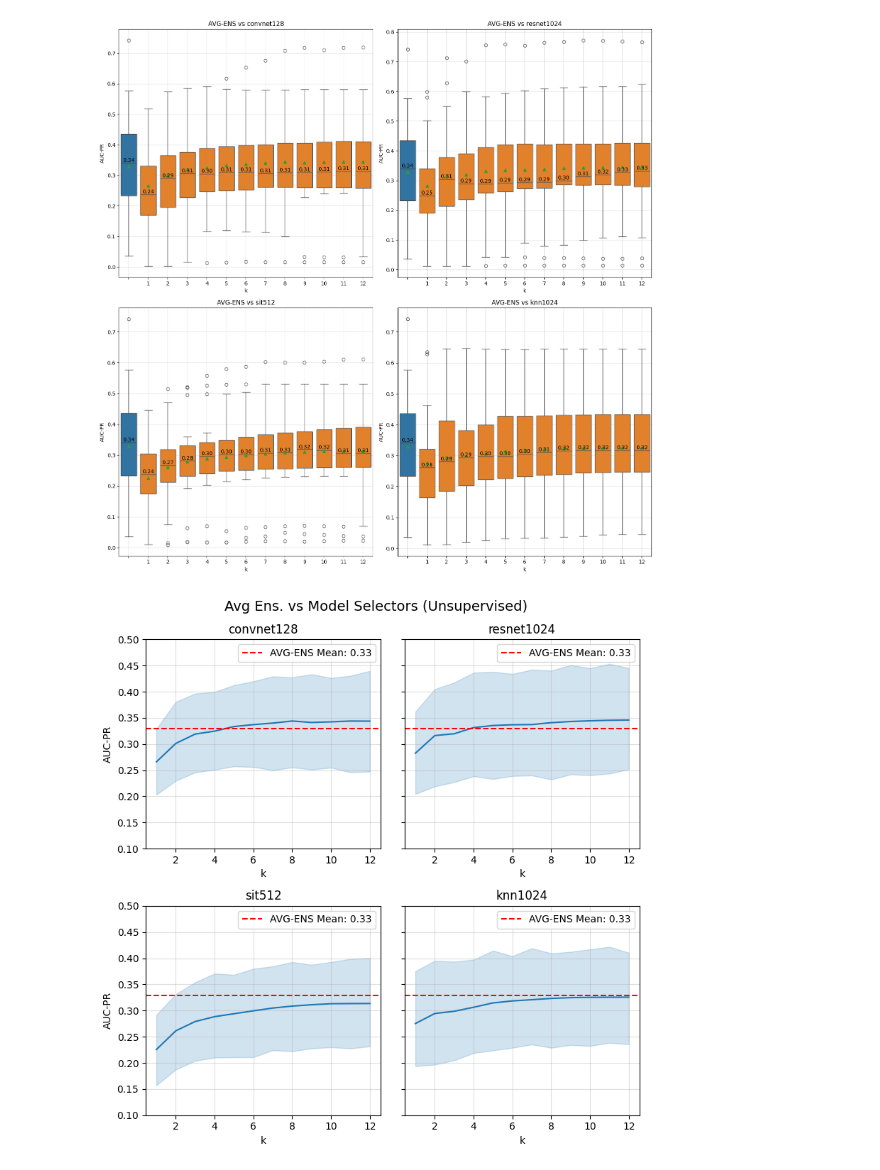
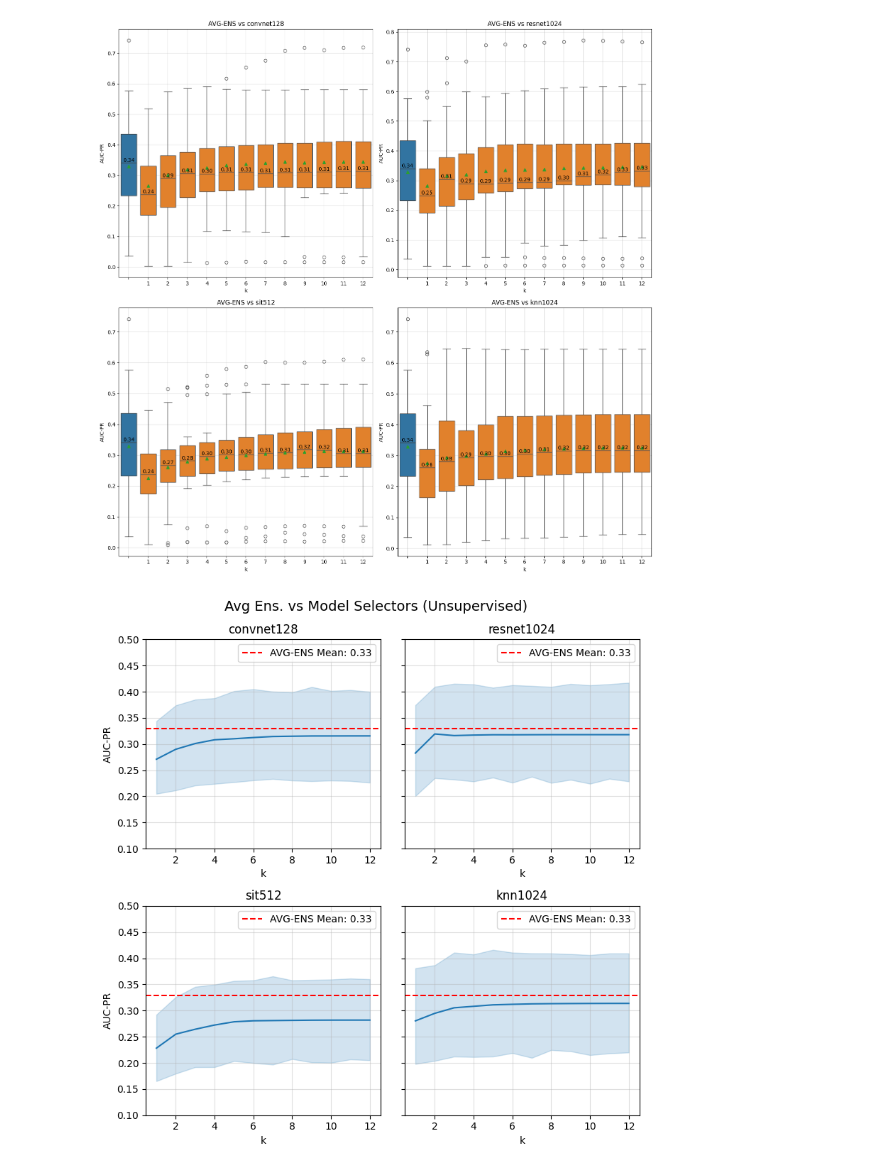
Before and after one commit to sylligardos/MSADv2, a Jupyter notebook: notebooks/unsupervised.ipynb, the cells around one changed output. Saved outputs shown, nothing was run; the diff lists cells and outputs as text; code cells hidden in the pictures.

Commit message:
Notebooks updates, figures mainly

```diff
--- a/notebooks/unsupervised.ipynb
+++ b/notebooks/unsupervised.ipynb
@@ -289,6 +289,7 @@ for i in range (0, len(datasets)):
     axes[i//4, i % 4].axhline(y=avg_avg_ens, color='black', label='AVG-ENS')
     axes[i//4, i % 4].grid(alpha=0.4)
     axes[i//4, i % 4].title.set_text(datasets[i])
+    axes[i//4, i % 4].legend()
 
 # Compute global plot
 curr_data = df[(df["Model Selector"] == model_selector)]
@@ -373,31 +374,31 @@ plt.show()
 # %%
 fig, axes = plt.subplots(2, 2, figsize=(8, 8), sharey=True)
 fig.suptitle("Avg Ens. vs Model Selectors (Unsupervised)", fontsize=14)
 
 # Calculate the average ensemble median value
 avg_ens_mean = avg_ens_means_df['AUC-PR'].mean()
 
 # Create subplots
 for i, model_selector in enumerate(model_selectors):
-    combine_method = 'average'
+    combine_method = 'vote'
 
     curr_means_df = means_df[(means_df["Model Selector"] == model_selector) & (means_df["Combine Method"] == combine_method)]
 
     ax = axes[i//2, i%2]
     sns.lineplot(data=curr_means_df, x="k", y="AUC-PR", ax=ax)
 
     # Draw a horizontal line for the avg_ens_median value
     ax.axhline(y=avg_ens_mean, color='red', linestyle='dashed', label=f'AVG-ENS Mean: {avg_ens_mean:.2f}')
 
     ax.grid(alpha=0.4)
     ax.set_yticks(ticks=np.arange(0.1, 0.55, 0.05))
     # ax.set_xticks(ticks=np.arange(1, 13))
     ax.set_title(f"{model_selector}")
     ax.legend()
 
 # Adjust layout
 plt.tight_layout()
 plt.savefig('/home/sylli/Documents/MSAD-E/reports/figures/global_results_average_unsupervised.svg')
 plt.show()
 # %% [output]
-[figure, old version]
+[figure, new version]
```
Also changed, not shown: parts of 2 cells of this notebook, 2 other files.
